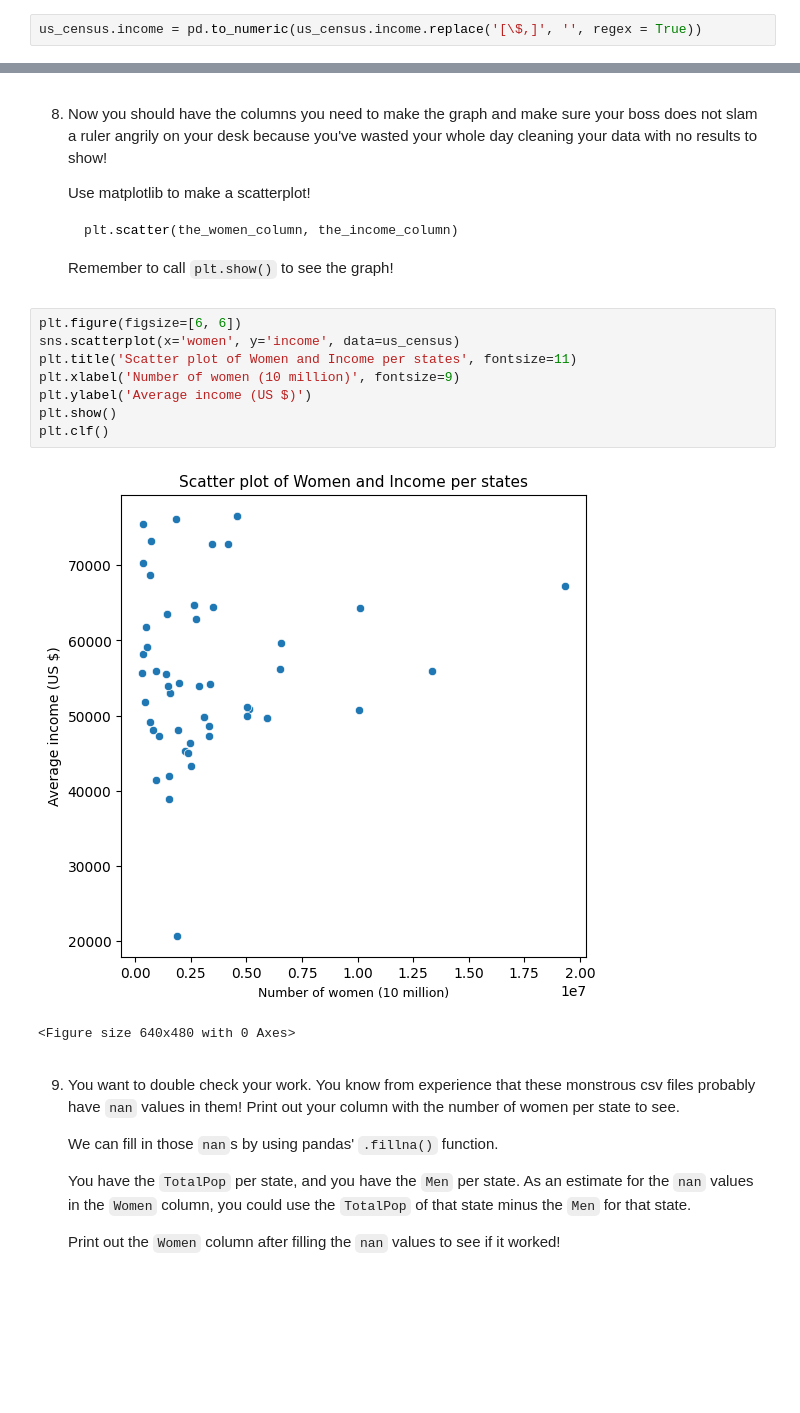
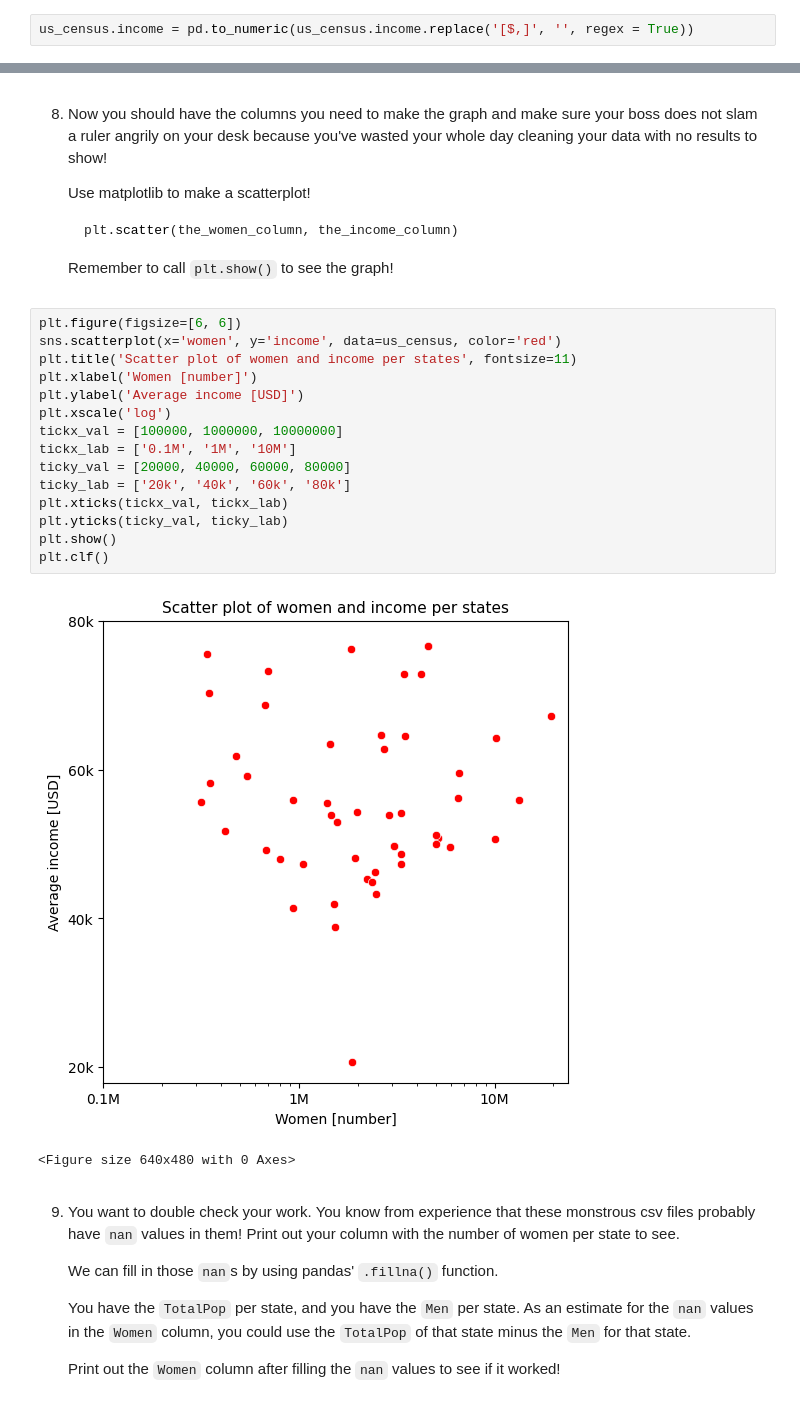
Before and after one commit to LiZoMark841619/US_Census, a Jupyter notebook: Cleaning US Census Data.ipynb, the cells around one changed output, grey strips where cells are left out. Saved outputs shown, nothing was run; the diff lists cells and outputs as text; blank space fills up the shorter version.

```diff
--- a/Cleaning US Census Data.ipynb
+++ b/Cleaning US Census Data.ipynb
@@ -94,7 +94,7 @@ us_census.head(10)
 # %% [markdown]
 5. Use regex to turn the `Income` column into a format that is ready for conversion into a numerical type.
 # %%
-us_census.income = pd.to_numeric(us_census.income.replace('[\$,]', '', regex = True))
+us_census.income = pd.to_numeric(us_census.income.replace('[$,]', '', regex = True))
 # %%
 us_census.head()
 # %% [output]
@@ -166,14 +166,21 @@ Name: men, dtype: int64
    Remember to call `plt.show()` to see the graph!
 # %%
 plt.figure(figsize=[6, 6])
-sns.scatterplot(x='women', y='income', data=us_census)
-plt.title('Scatter plot of Women and Income per states', fontsize=11)
-plt.xlabel('Number of women (10 million)', fontsize=9)
-plt.ylabel('Average income (US $)')
+sns.scatterplot(x='women', y='income', data=us_census, color='red')
+plt.title('Scatter plot of women and income per states', fontsize=11)
+plt.xlabel('Women [number]')
+plt.ylabel('Average income [USD]')
+plt.xscale('log')
+tickx_val = [100000, 1000000, 10000000]
+tickx_lab = ['0.1M', '1M', '10M']
+ticky_val = [20000, 40000, 60000, 80000]
+ticky_lab = ['20k', '40k', '60k', '80k']
+plt.xticks(tickx_val, tickx_lab)
+plt.yticks(ticky_val, ticky_lab)
 plt.show()
 plt.clf()
 # %% [output]
-[figure, old version]
+[figure, new version]
 <Figure size 640x480 with 0 Axes>
 # %% [markdown]
 9. You want to double check your work. You know from experience that these monstrous csv files probably have `nan` values in them! Print out your column with the number of women per state to see.
```
Also changed, not shown: parts of 8 cells of this notebook.
